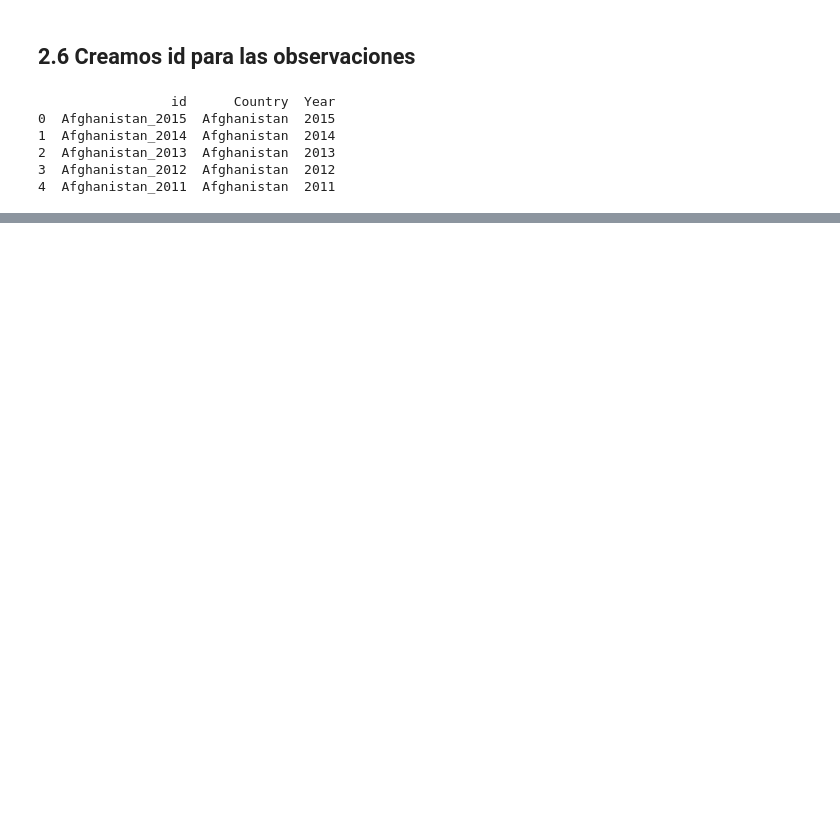
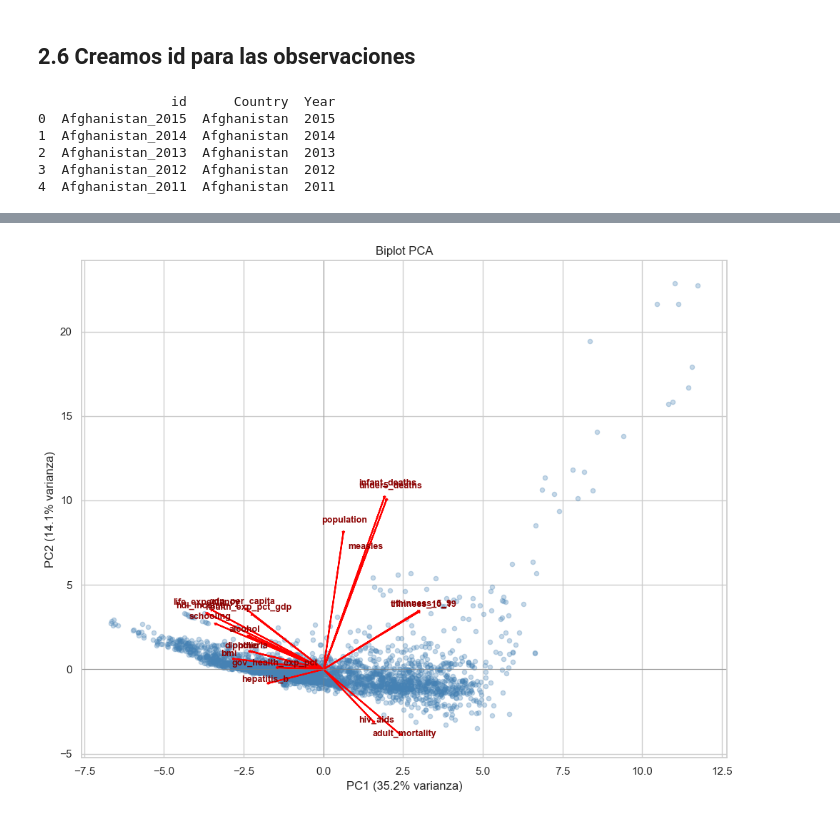
Before and after one commit to darc-17/Sandbox_HE2_DavidRodriguez, a Jupyter notebook: Taller 1/Punto 2. Regresión para Consultoría en Desarrollo Global/preprocesamiento_punto2.ipynb, the cells around one changed output, grey strips where cells are left out. Drawn from its saved outputs; the diff is of its cells as text; code cells hidden in the pictures; blank space fills up the shorter version.

```diff
--- a/Taller 1/Punto 2. Regresión para Consultoría en Desarrollo Global/preprocesamiento_punto2.ipynb
+++ b/Taller 1/Punto 2. Regresión para Consultoría en Desarrollo Global/preprocesamiento_punto2.ipynb
@@ -1936,0 +2098,16 @@ print(df[["id", "Country", "Year"]].head())
+# %%
+# Preprocesamiento PCA
+
+from sklearn.preprocessing import StandardScaler
+
+cols_excluir = [
+    "Country", "Year", "develop_status",
+]
+
+df_pca = df.drop(columns=cols_excluir).copy().set_index("id")
+
+scaler = StandardScaler()
+df_pca[df_pca.columns] = scaler.fit_transform(df_pca)
+
+print(f"Shape df_pca: {df_pca.shape}")
+display(df_pca.head())
@@ -1936,0 +2123,53 @@ print(df[["id", "Country", "Year"]].head())
+# %%
+from sklearn.decomposition import PCA
+
+RANDOM_STATE = 1999
+FEATURE_COLS = df_pca.columns.tolist()
+
+# ── PCA completo: varianza explicada ──────────────────────────────────────────
+pca_full = PCA(random_state=RANDOM_STATE)
+pca_full.fit(df_pca)
+
+var_exp = pca_full.explained_variance_ratio_
+var_cum = np.cumsum(var_exp)
+
+print("Varianza explicada por componente:")
+for i, (v, vc) in enumerate(zip(var_exp, var_cum), 1):
+    print(f"  PC{i}: {v:.4f}  (acumulada: {vc:.4f})")
+
+
+# ── PCA 2D ────────────────────────────────────────────────────────────────────
+pca_2d = PCA(n_components=2, random_state=RANDOM_STATE)
+X_pca = pca_2d.fit_transform(df_pca)
+
+print(f"\nVarianza explicada PC1 + PC2: {pca_2d.explained_variance_ratio_.sum():.4f}")
+
+# ── Biplot ────────────────────────────────────────────────────────────────────
+def biplot(score, coeff, labels, ax=None):
+    if ax is None:
+        fig, ax = plt.subplots(figsize=(10, 8))
+    ax.scatter(score[:, 0], score[:, 1], alpha=0.3, s=20, c="steelblue")
+    scale = np.abs(score).max(axis=0)
+    for i, label in enumerate(labels):
+        ax.arrow(0, 0,
+                 coeff[i, 0] * scale[0] * 0.9,
+                 coeff[i, 1] * scale[1] * 0.9,
+                 head_width=0.08, head_length=0.05,
+                 fc="red", ec="red", linewidth=1.5)
+        ax.text(coeff[i, 0] * scale[0] * 0.95,
+                coeff[i, 1] * scale[1] * 0.95,
+                label, fontsize=9, color="darkred", fontweight="bold",
+                ha="center", va="bottom")
+    ax.set_xlabel(f"PC1 ({pca_2d.explained_variance_ratio_[0]:.1%} varianza)")
+    ax.set_ylabel(f"PC2 ({pca_2d.explained_variance_ratio_[1]:.1%} varianza)")
+    ax.set_title("Biplot PCA")
+    ax.axhline(0, color="grey", linewidth=0.5)
+    ax.axvline(0, color="grey", linewidth=0.5)
+    return ax
+
+fig, ax = plt.subplots(figsize=(10, 8))
+biplot(X_pca, pca_2d.components_.T, FEATURE_COLS, ax=ax)
+plt.tight_layout()
+plt.savefig(DIR_VIZS / "pca_biplot.png", dpi=150, bbox_inches="tight")
+plt.show()
+# %% [output]
@@ -1936,0 +2193 @@ print(df[["id", "Country", "Year"]].head())
+[figure, added]
```
Also changed, not shown: parts of 9 cells of this notebook, 7 other files.
